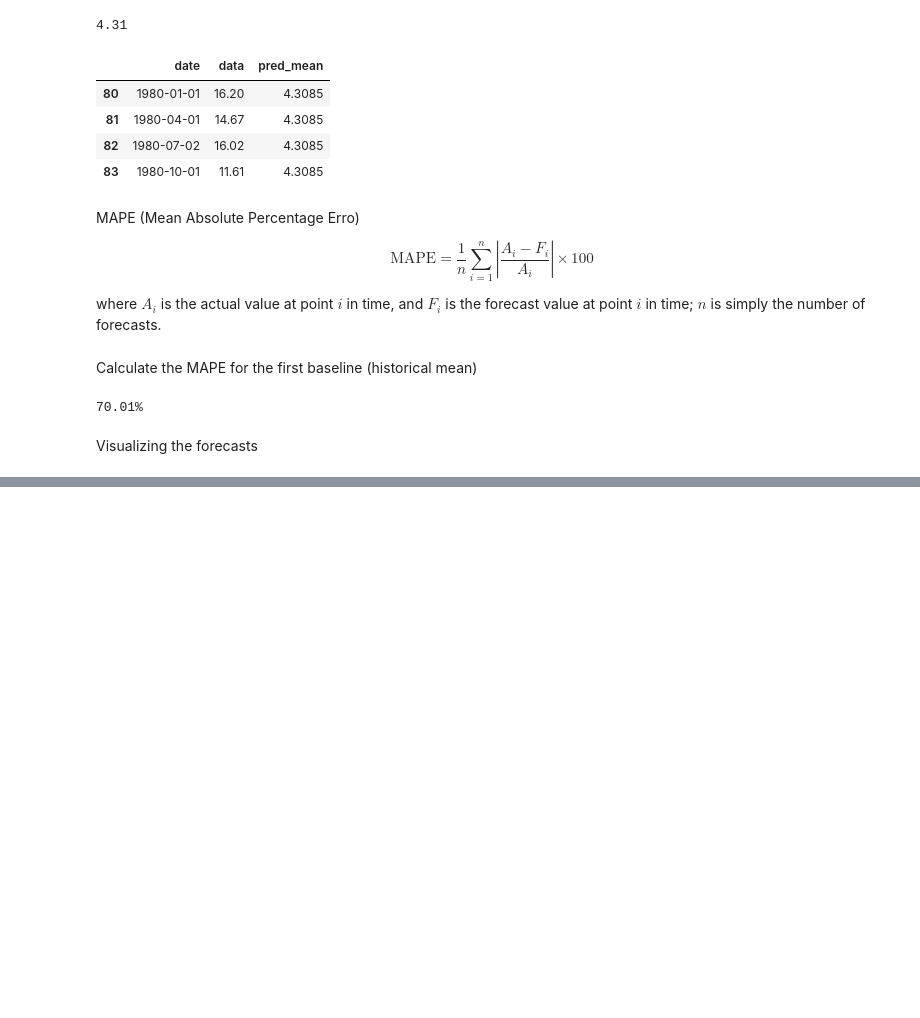
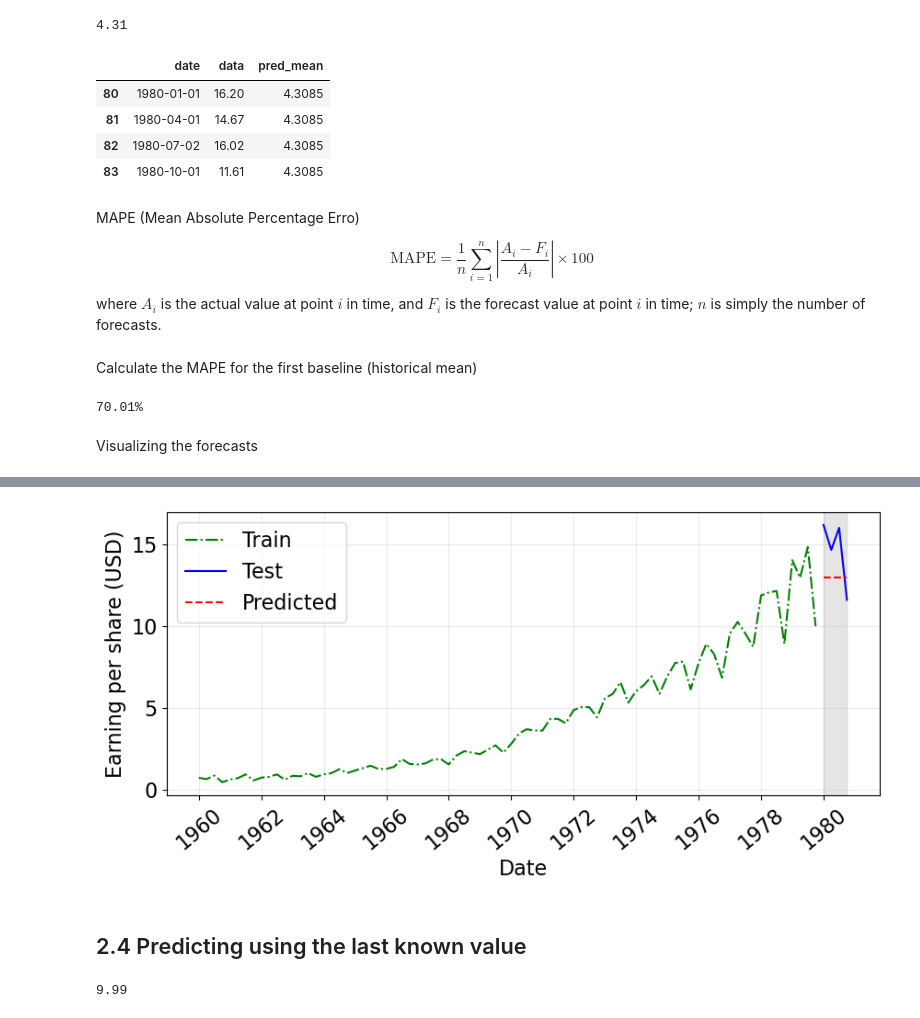
Before and after one commit to LugoBlogger/SI-201-542-forecasting-technique, a Jupyter notebook: week-02.ipynb, the cells around one changed output, grey strips where cells are left out. Saved outputs shown, nothing was run; the diff lists cells and outputs as text; code cells hidden in the pictures; blank space fills up the shorter version.

```diff
--- a/week-02.ipynb
+++ b/week-02.ipynb
@@ -189,0 +214,43 @@ plt.show(fig)
+# %%
+def plot_prediction(model="pred_mean"):
+  fig, ax = plt.subplots(figsize=(10, 4))
+
+  x_year = pd.DatetimeIndex(df["date"]).year
+
+  ax.plot(train["date"], train["data"], "g-.", label="Train")
+  ax.plot(test["date"], test["data"], "b-", label="Test")
+  ax.plot(test["date"], test[model], "r--", label="Predicted")
+
+  # add forecast area
+  ax.axvspan(
+    np.datetime64("1980-01"),
+    np.datetime64("1980-10"),  # the last data point in `data`
+    color="#808080", alpha=0.2
+  )
+
+  formatter = mdates.DateFormatter("%Y")
+  locator = mdates.YearLocator(base=2)
+  ax.xaxis.set_major_formatter(formatter)
+  ax.xaxis.set_major_locator(locator)
+
+  ax.grid("on")
+  ax.set_xlabel("Date")
+  ax.set_ylabel("Earning per share (USD)")
+  ax.legend(loc="upper left")
+
+  for label in ax.get_xticklabels():
+    label.set_rotation(40)
+    # label.set_horizontalalignment('right')
+
+  plt.show(fig)
+# %%
+plot_prediction("pred_last_year_mean")
+# %% [output]
+[figure, added]
+# %% [markdown]
+## 2.4 Predicting using the last known value
+# %%
+last = train.data.iloc[-1]
+print(last)
+# %% [output]
+9.99
```
Also changed, not shown: parts of 21 cells of this notebook, 2 other files.
